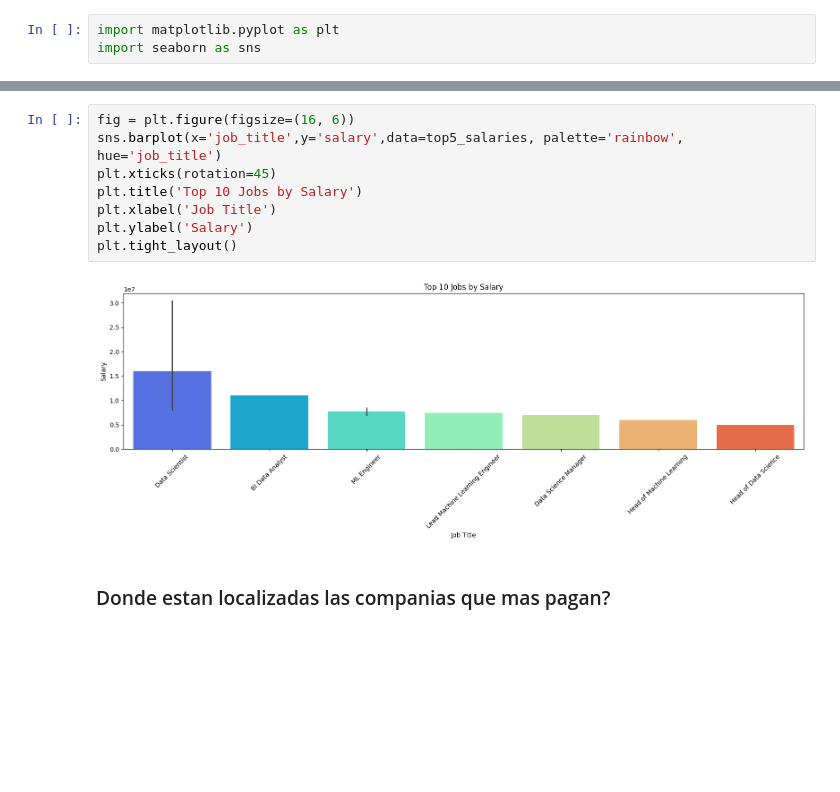
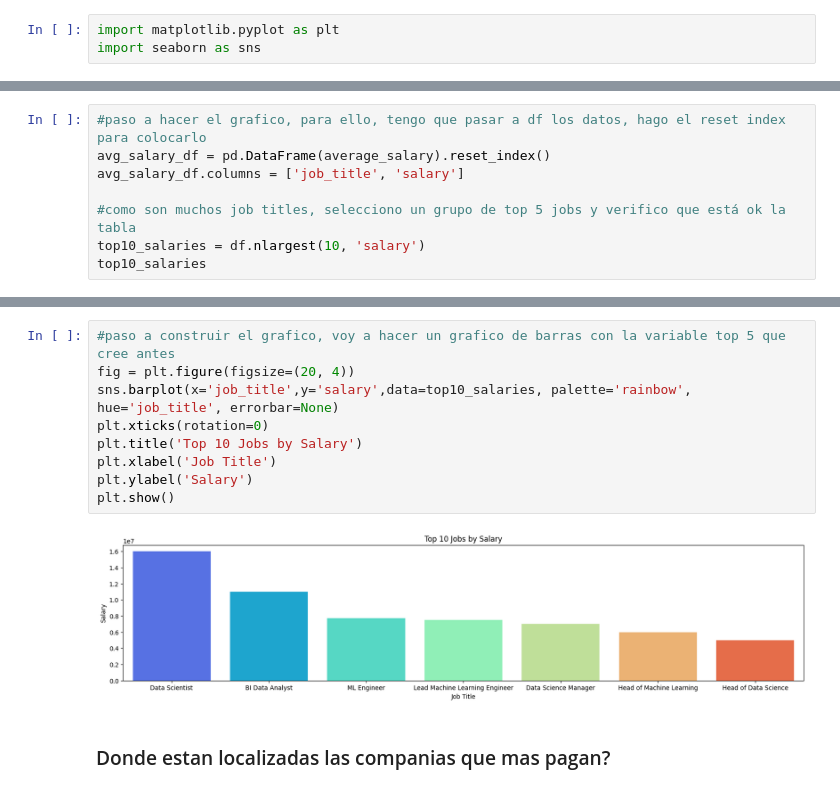
Before and after one commit to liagcaviedes/Data-Analytics-Salaries-Project, a Jupyter notebook: salary_data_ok.ipynb, the cells around one changed output, grey strips where cells are left out. Drawn from its saved outputs; the diff is of its cells as text; blank space fills up the shorter version.

```diff
--- a/salary_data.ipynb
+++ b/salary_data_ok.ipynb
@@ -102,0 +94,8 @@ top5_salaries = df.nlargest(10, 'salary')
+# %%
+#paso a hacer el grafico, para ello, tengo que pasar a df los datos, hago el reset index para colocarlo
+avg_salary_df = pd.DataFrame(average_salary).reset_index()
+avg_salary_df.columns = ['job_title', 'salary']
+
+#como son muchos job titles, selecciono un grupo de top 5 jobs y verifico que está ok la tabla
+top10_salaries = df.nlargest(10, 'salary')
+top10_salaries
@@ -103,13 +114,14 @@ top5_salaries = df.nlargest(10, 'salary')
 # %%
-fig = plt.figure(figsize=(16, 6))
-sns.barplot(x='job_title',y='salary',data=top5_salaries, palette='rainbow', hue='job_title')
-plt.xticks(rotation=45)
+#paso a construir el grafico, voy a hacer un grafico de barras con la variable top 5 que cree antes
+fig = plt.figure(figsize=(20, 4))
+sns.barplot(x='job_title',y='salary',data=top10_salaries, palette='rainbow', hue='job_title', errorbar=None)
+plt.xticks(rotation=0)
 plt.title('Top 10 Jobs by Salary')
 plt.xlabel('Job Title')
 plt.ylabel('Salary')
-plt.tight_layout()
+plt.show()
 # %% [output]
-[figure, old version]
+[figure, new version]
 # %% [markdown]
 ### Donde estan localizadas las companias que mas pagan?
 # %%
```
Also changed, not shown: parts of 17 cells of this notebook.
